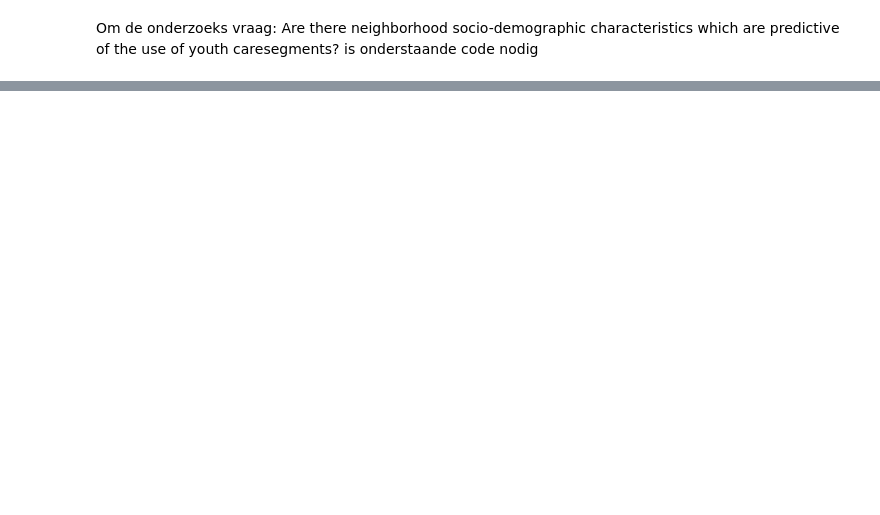
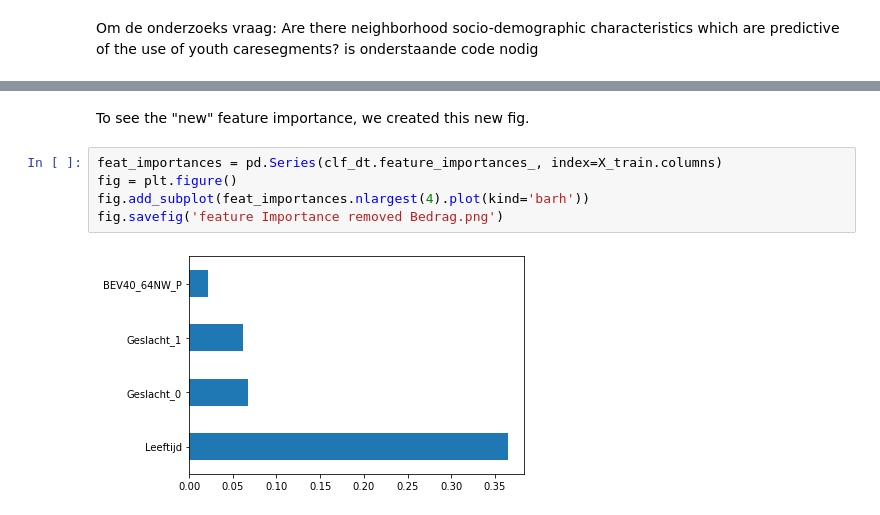
Before and after one commit to jtothehoenderdos/MasterThesis, a Jupyter notebook: Code/Decision Tree.ipynb, the cells around one changed output, grey strips where cells are left out. Saved outputs shown, nothing was run; the diff lists cells and outputs as text; blank space fills up the shorter version.

```diff
--- a/Code/Decision Tree.ipynb
+++ b/Code/Decision Tree.ipynb
@@ -149,0 +297,9 @@ feature_importances = sorted(feature_importances, key = lambda x: x[1], reverse
+# %% [markdown]
+To see the "new" feature importance, we created this new fig.
+# %%
+feat_importances = pd.Series(clf_dt.feature_importances_, index=X_train.columns)
+fig = plt.figure()
+fig.add_subplot(feat_importances.nlargest(4).plot(kind='barh'))
+fig.savefig('feature Importance removed Bedrag.png')
+# %% [output]
+[figure, added]
```
Also changed, not shown: parts of 23 cells of this notebook, 2 other files.
